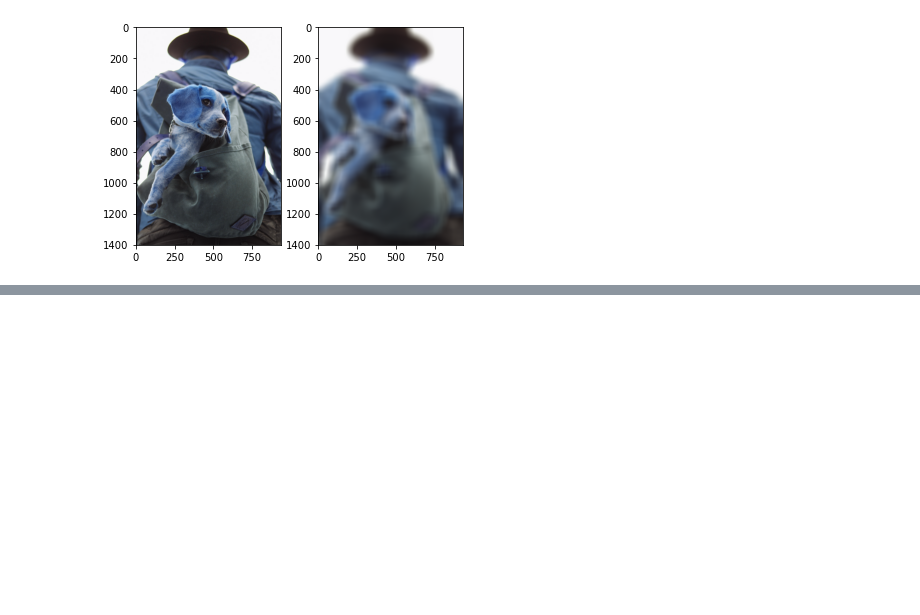
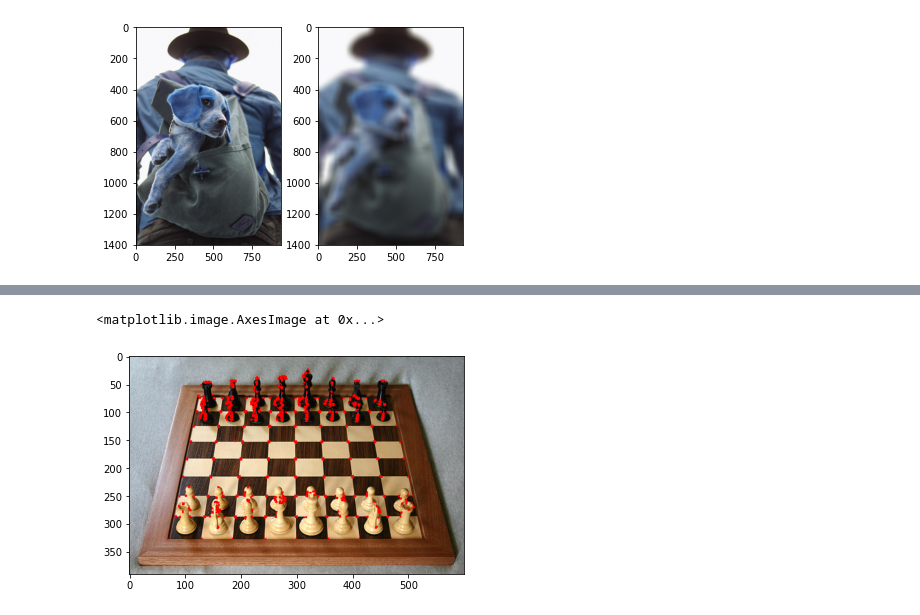
Before and after one commit to PatWolf2610/OpenCV-Learning, a Jupyter notebook: Image-and-videos.ipynb, the cells around one changed output, grey strips where cells are left out. Saved outputs shown, nothing was run; the diff lists cells and outputs as text; code cells hidden in the pictures; blank space fills up the shorter version.

```diff
--- a/Image-and-videos.ipynb
+++ b/Image-and-videos.ipynb
@@ -182,0 +213,9 @@ error: OpenCV(4.5.5) D:\a\opencv-python\opencv-python\opencv\modules\imgproc\src
+# %%
+gray = np.float32(gray_real_chess)
+dst = cv2.cornerHarris(src=gray,blockSize=2,ksize=3,k=0.04)
+dst = cv2.dilate(dst,None)
+real_chess[dst>0.01*dst.max()] = [255,0,0]
+plt.imshow(real_chess)
+# %% [output]
+<matplotlib.image.AxesImage at 0x...>
+[figure, added]
```
Also changed, not shown: parts of 47 cells of this notebook.
